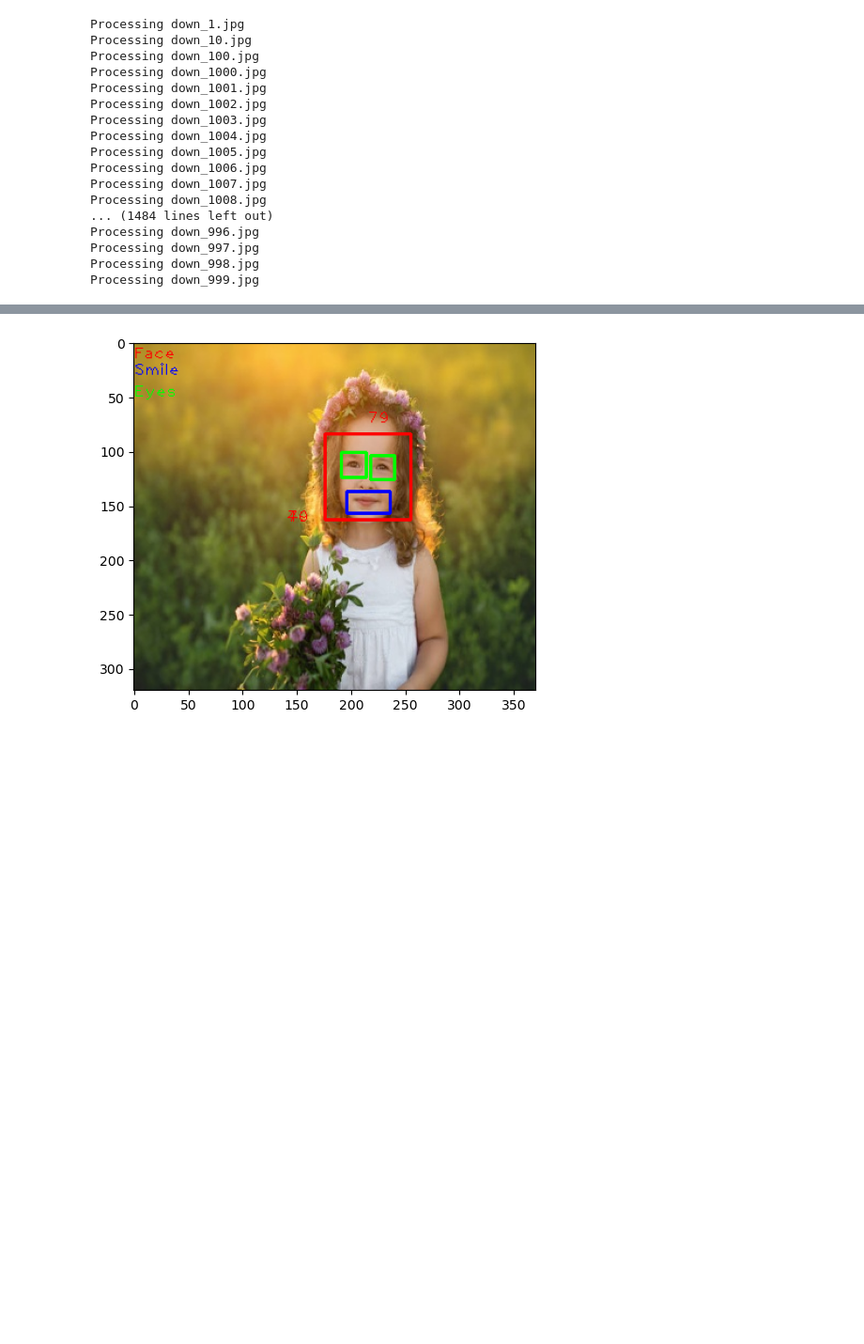
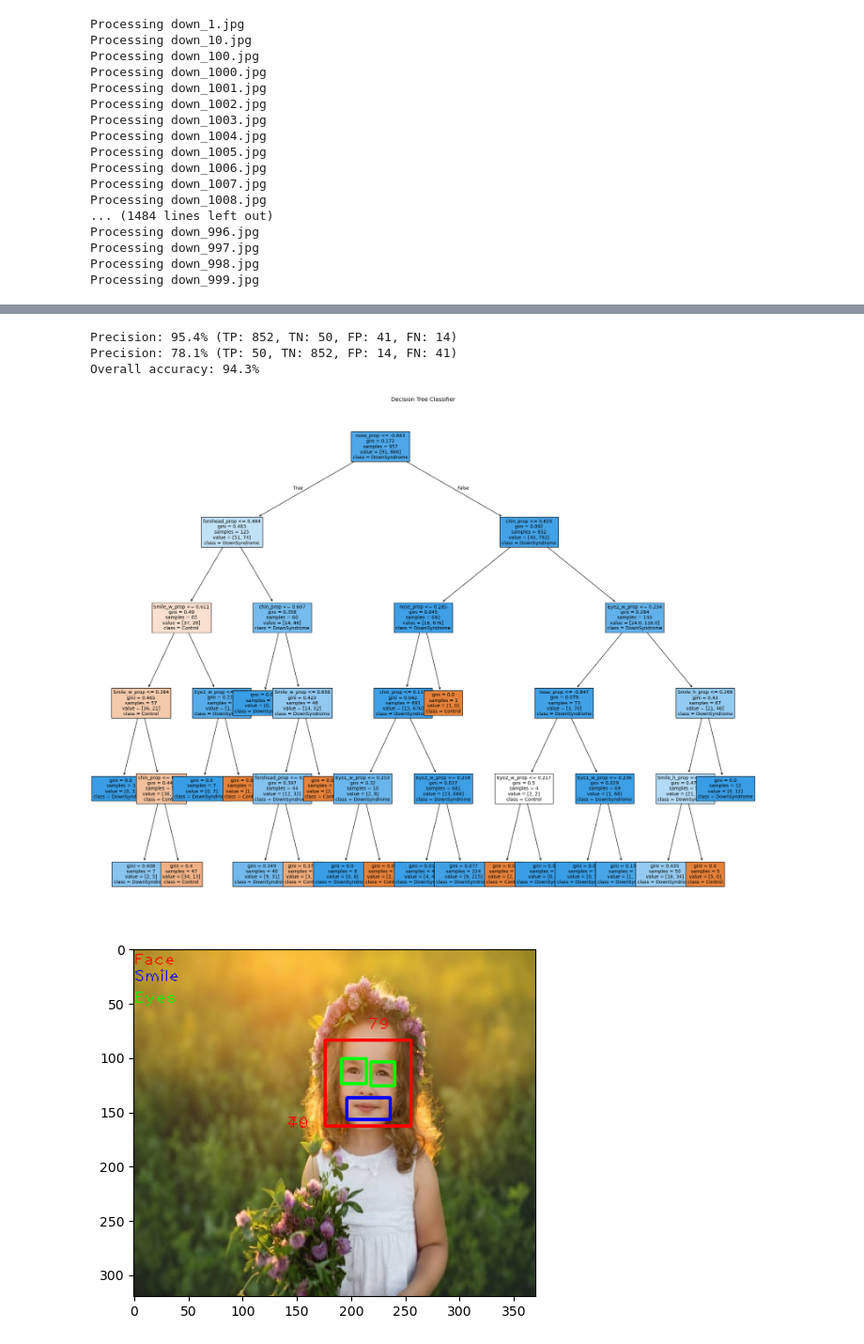
Before and after one commit to hbarnes163/bootcamp_y2_sum2, a Jupyter notebook: Summative2/facedetection.ipynb, the cells around one changed output, grey strips where cells are left out. Shown at 94% size. Cells and saved outputs as stored; diff of their text form; code cells hidden in the pictures; blank space fills up the shorter version.

Commit message:
Upload tree model

```diff
--- a/Summative2/facedetection.ipynb
+++ b/Summative2/facedetection.ipynb
@@ -320,9 +292,13 @@ from sklearn.neighbors import KNeighborsClassifier
 # %%
-knn = KNeighborsClassifier(5)
+classification_features = data_processed[['Smile_w_prop', 'Smile_h_prop', 'Eye1_w_prop', 'Eye2_w_prop', 'forehead_prop', 'nose_prop', 'chin_prop']]
 
-knn.fit(data_processed[['Smile_w_prop', 'Smile_h_prop', 'Eye1_w_prop', 'Eye2_w_prop', 'forehead_prop', 'nose_prop', 'chin_prop']], data_processed['Classification'])
-
-data_processed['Prediction'] = knn.predict(data_processed[['Smile_w_prop', 'Smile_h_prop', 'Eye1_w_prop', 'Eye2_w_prop', 'forehead_prop', 'nose_prop', 'chin_prop']])
+classification_target = data_processed['Classification']
+# %%
+knn = KNeighborsClassifier(5)
+
+knn.fit(classification_features, classification_target)
+
+data_processed['Prediction'] = knn.predict(classification_features)
 # %%
 accuracy = np.mean(data_processed['Prediction'] == data_processed['Classification'])
 
@@ -344,0 +321,16 @@ Overall accuracy: 93%
+# %%
+tree = DecisionTreeClassifier(max_depth=5)
+
+tree.fit(classification_features, classification_target)
+
+data_processed['Prediction'] = tree.predict(classification_features)
+# %%
+accuracy = np.mean(data_processed['Prediction'] == data_processed['Classification'])
+
+print(precision(data_processed['Classification'], data_processed['Prediction'], positive='DownSyndrome'))
+print(precision(data_processed['Classification'], data_processed['Prediction'], positive='Control'))
+print(f"Overall accuracy: {accuracy*100:.1f}%")
+# %% [output]
+Precision: 95.4% (TP: 852, TN: 50, FP: 41, FN: 14)
+Precision: 78.1% (TP: 50, TN: 852, FP: 14, FN: 41)
+Overall accuracy: 94.3%
@@ -344,0 +343,12 @@ Overall accuracy: 93%
+# %%
+# Create a tree plot for the decision tree
+plt.figure(figsize=(25, 20))
+plot_tree(tree,
+          feature_names=classification_features.columns,
+          # Use the class names from the classification target to colour the diagram
+          class_names = classification_target.unique(),
+          filled=True, fontsize=10)
+plt.title(f'Decision Tree Classifier')
+plt.show()
+# %% [output]
+[figure, added]
```
Also changed, not shown: parts of 21 cells of this notebook, 1 other file.
